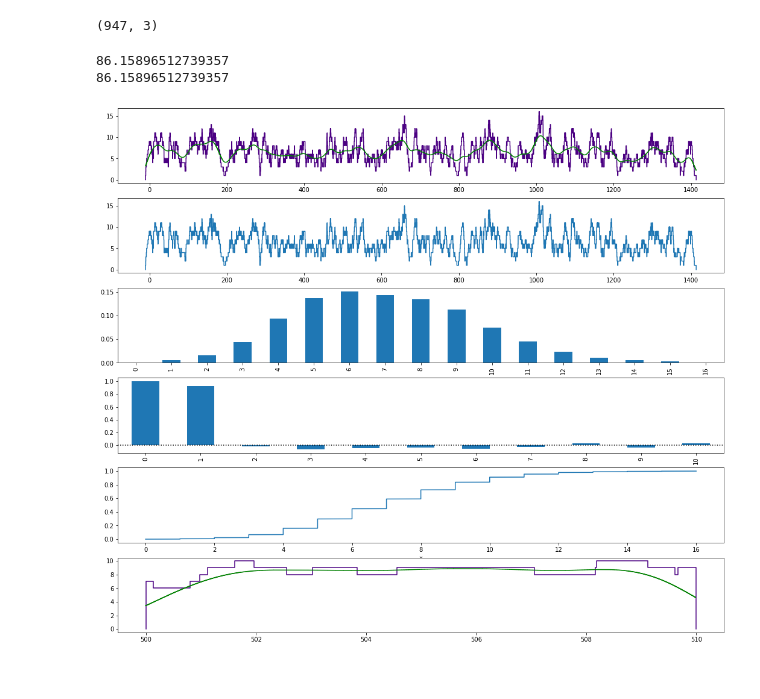
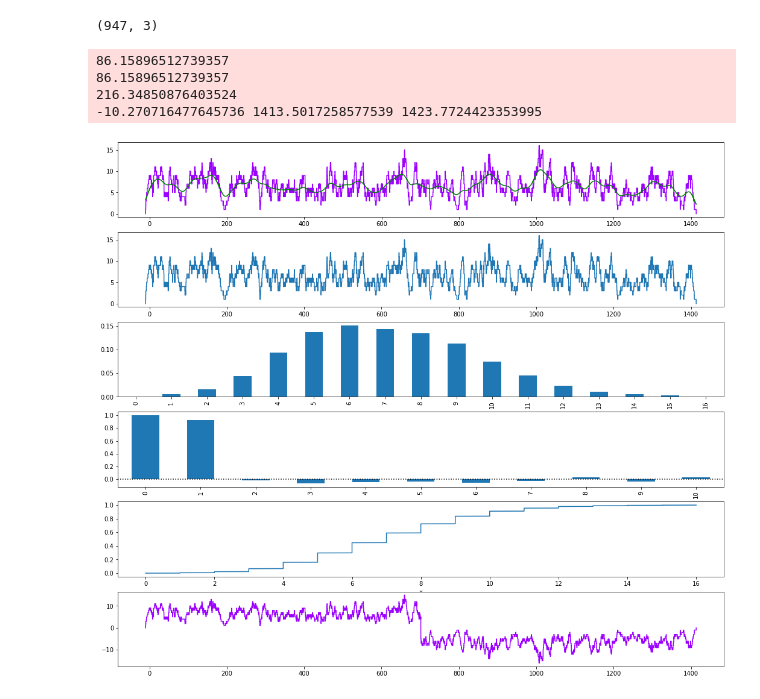
Before and after one commit to probability/topicmodelunderstanding, a Jupyter notebook: Notebooks/Step Analysis.ipynb, the cells around one changed output. Saved outputs shown, nothing was run; the diff lists cells and outputs as text; code cells hidden in the pictures.

```diff
--- a/Notebooks/Step Analysis.ipynb
+++ b/Notebooks/Step Analysis.ipynb
@@ -13,27 +13,37 @@ df.shape
 # %%
 #p = np.arange(pd.Timestamp(2020,1,1), pd.Timestamp(2020,12,30), pd.Timedelta(hours=1)).astype(pd.Timestamp)
 fig,ax = plt.subplots(nrows=6,figsize=(18,16))
 
+st,se,span = vsteps.span()
+
+haar = Step() - Step(st+0.5*span,weight=2)
 #vsteps.rebase(tbase)
 vs_clip = vsteps.clip(500,510)
 
 vsteps.plot(ax=ax[0])
 vsteps.smooth_plot(ax=ax[0],color='g',ts_grain=0.1,smooth_factor=15)
 
 queue = sc.Stairs().layer(df.start, df.ends)
 queue.plot(ax[1])
 
 vsteps.histogram_plot(ax=ax[2],kind='bar')
 xx = vsteps.pacf_plot(10,ax=ax[3],kind='bar')
 xx.axhline(0,c='black',linestyle=':')
 vsteps.ecdf_plot(ax=ax[4])
-vs_clip.plot(ax=ax[5])
-vs_clip.smooth_plot(ax=ax[5],color='g',ts_grain=0.01,smooth_factor=1)
+
+#vs_clip.plot(ax=ax[5])
+(vsteps*haar).plot(ax=ax[5])
+
+#vs_clip.smooth_plot(ax=ax[5],color='g',ts_grain=0.01,smooth_factor=1)
 
 print(queue.clip(500,510).integrate())
 
 print(vsteps.clip(500,510).integrate())
+print((vsteps*haar).integrate())
+print(st,se,span)
 # %% [output]
 86.15896512739357
 86.15896512739357
+216.34850876403524
+-10.270716477645736 1413.5017258577539 1423.7724423353995
-[figure, old version]
+[figure, new version]
```
Also changed, not shown: 7 other files.
